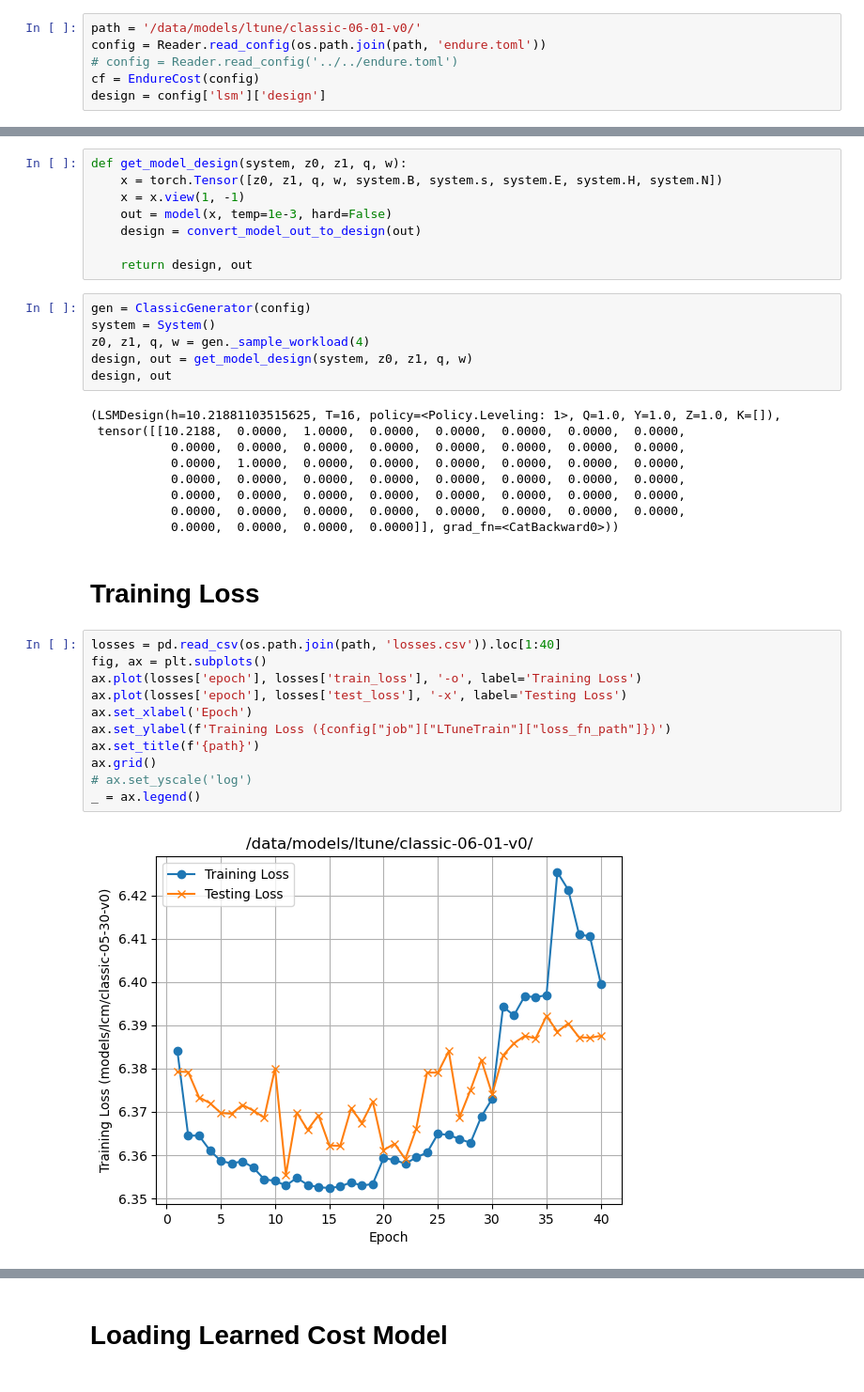
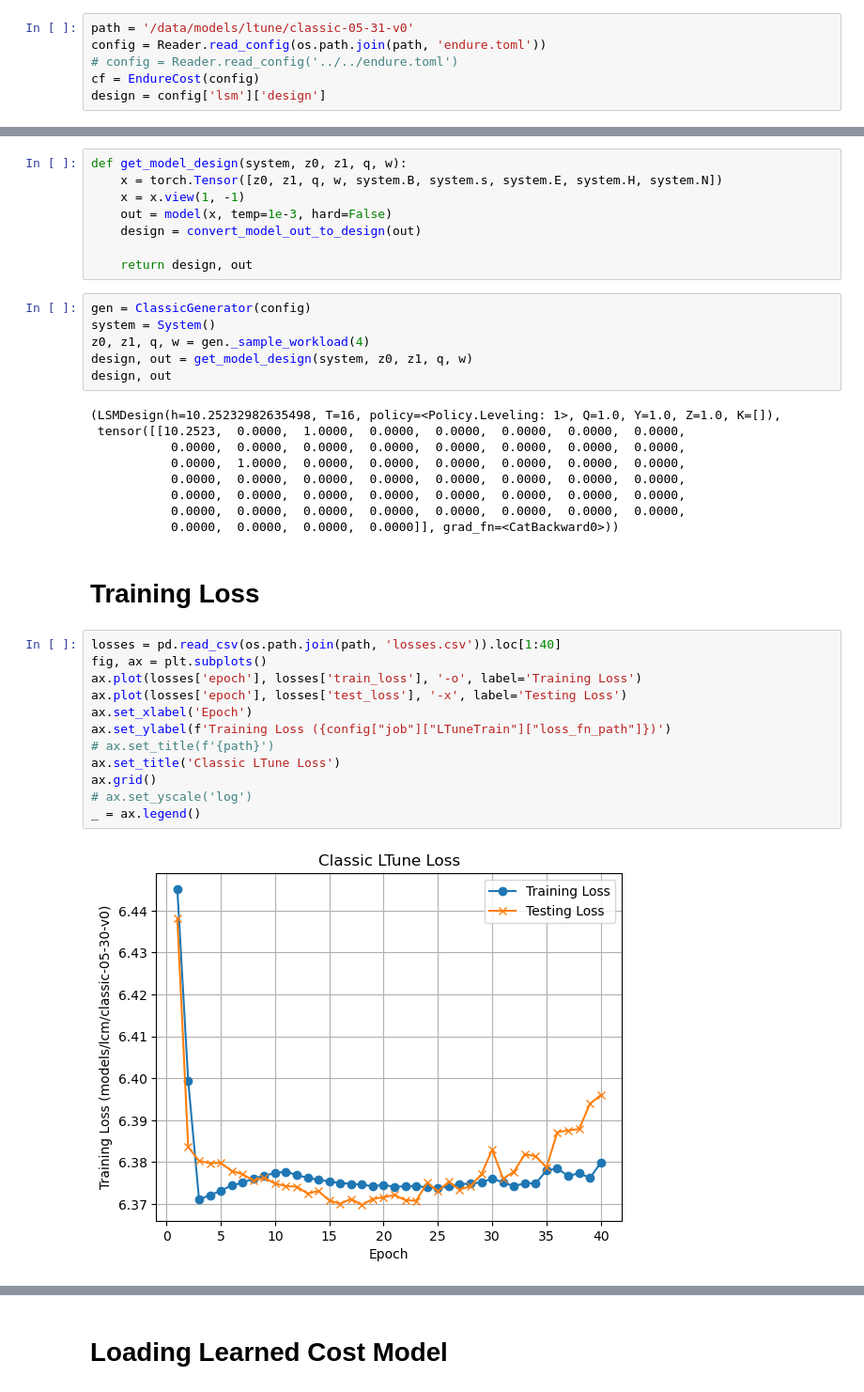
Before and after one commit to ephoris/endure-jupyter, a Jupyter notebook: experiments/01_ltune_eval.ipynb, the cells around one changed output, grey strips where cells are left out. Shown at 94% size. Saved outputs shown, nothing was run; the diff lists cells and outputs as text.

```diff
--- a/experiments/01_ltune_eval.ipynb
+++ b/experiments/01_ltune_eval.ipynb
@@ -26,7 +26,7 @@ from endure.ltune.model.builder import LTuneModelBuilder
 # %% [markdown]
 # Loading Model
 # %%
-path = '/data/models/ltune/classic-06-01-v0/'
+path = '/data/models/ltune/classic-05-31-v0'
 config = Reader.read_config(os.path.join(path, 'endure.toml'))
 # config = Reader.read_config('../../endure.toml')
 cf = EndureCost(config)
@@ -83,8 +83,8 @@ z0, z1, q, w = gen._sample_workload(4)
 design, out = get_model_design(system, z0, z1, q, w)
 design, out
 # %% [output]
-(LSMDesign(h=10.21881103515625, T=16, policy=<Policy.Leveling: 1>, Q=1.0, Y=1.0, Z=1.0, K=[]),
- tensor([[10.2188,  0.0000,  1.0000,  0.0000,  0.0000,  0.0000,  0.0000,  0.0000,
+(LSMDesign(h=10.25232982635498, T=16, policy=<Policy.Leveling: 1>, Q=1.0, Y=1.0, Z=1.0, K=[]),
+ tensor([[10.2523,  0.0000,  1.0000,  0.0000,  0.0000,  0.0000,  0.0000,  0.0000,
            0.0000,  0.0000,  0.0000,  0.0000,  0.0000,  0.0000,  0.0000,  0.0000,
            0.0000,  1.0000,  0.0000,  0.0000,  0.0000,  0.0000,  0.0000,  0.0000,
            0.0000,  0.0000,  0.0000,  0.0000,  0.0000,  0.0000,  0.0000,  0.0000,
@@ -96,16 +96,17 @@ design, out
 # %%
 losses = pd.read_csv(os.path.join(path, 'losses.csv')).loc[1:40]
 fig, ax = plt.subplots()
 ax.plot(losses['epoch'], losses['train_loss'], '-o', label='Training Loss')
 ax.plot(losses['epoch'], losses['test_loss'], '-x', label='Testing Loss')
 ax.set_xlabel('Epoch')
 ax.set_ylabel(f'Training Loss ({config["job"]["LTuneTrain"]["loss_fn_path"]})')
-ax.set_title(f'{path}')
+# ax.set_title(f'{path}')
+ax.set_title('Classic LTune Loss')
 ax.grid()
 # ax.set_yscale('log')
 _ = ax.legend()
 # %% [output]
-[figure, old version]
+[figure, new version]
 # %%
 losses.idxmin()
 # %% [output]
```
Also changed, not shown: parts of 12 cells of this notebook, 2 other files.
